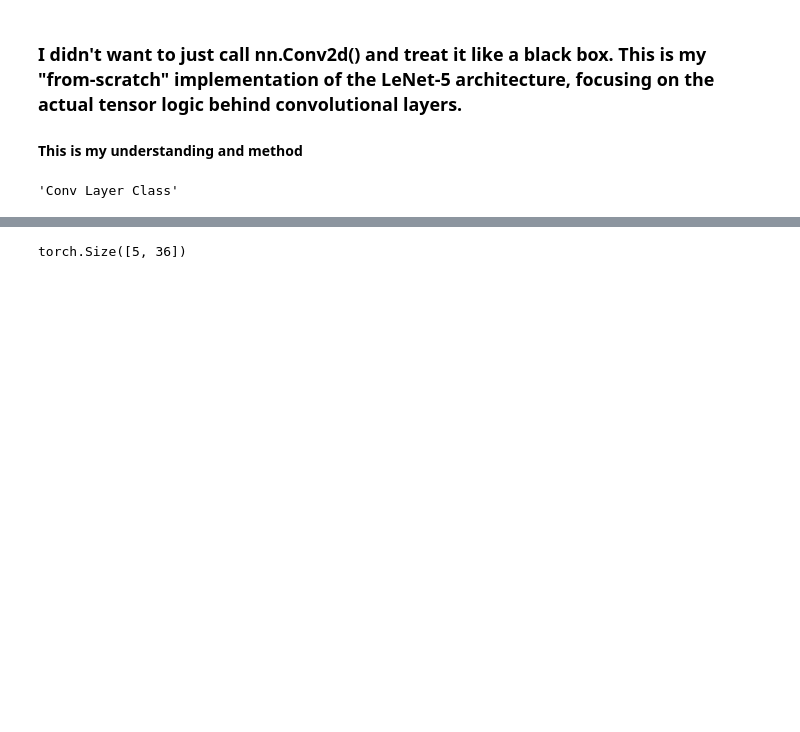
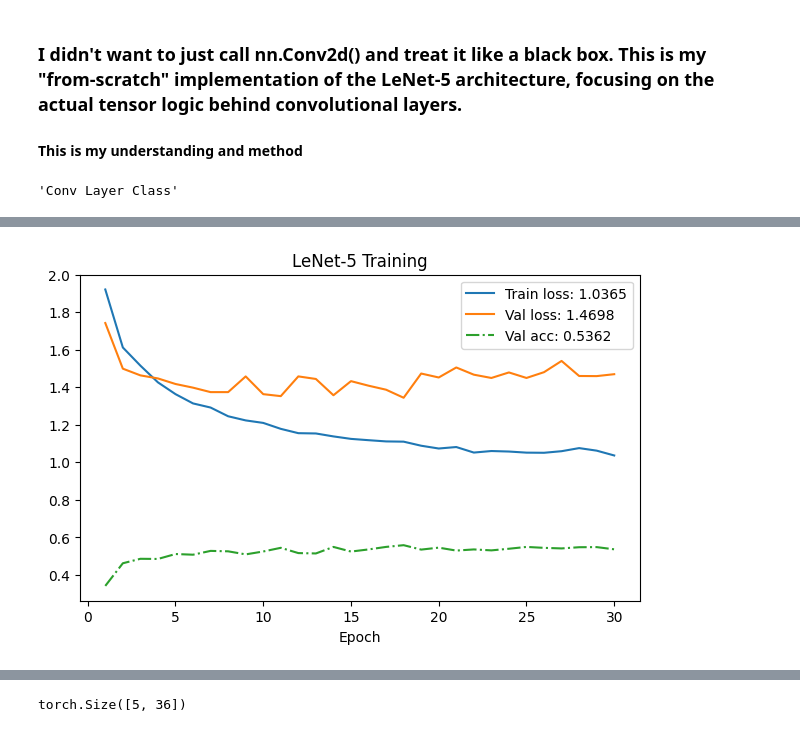
Before and after one commit to M4rselo/lenet5-from-scratch-analysis, a Jupyter notebook: cnn_scratch.ipynb, the cells around one changed output, grey strips where cells are left out. Cells and saved outputs as stored; diff of their text form; code cells hidden in the pictures; blank space fills up the shorter version.

```diff
--- a/cnn_scratch.ipynb
+++ b/cnn_scratch.ipynb
@@ -190,17 +193,37 @@ class ConvLayer(nn.Module):
 # %%
 class LeNet_5(nn.Module):
-    def __init__(self, lr):
+    def __init__(self, lr, device):
         super().__init__()
         self.lr = lr
+        self.device = device
 
-        self.Conv_1 = ConvLayer(k_size=(5, 5), num_in=3, num_out=6)
-        self.Pool_1 = PoolLayer(k_size=(2, 2), stride=2, p_type='avg')
-        self.Conv_2 = ConvLayer(k_size=(5, 5), num_in=6, num_out=16)
-        self.Pool_2 = PoolLayer(k_size=(2, 2), stride=2, p_type='avg')
+        self.Conv_1 = ConvLayer(k_size=(5, 5), num_in=3, num_out=6, device=self.device)
+        self.Pool_1 = PoolLayer(k_size=(2, 2), stride=2, p_type='avg', device=self.device)
+        self.Conv_2 = ConvLayer(k_size=(5, 5), num_in=6, num_out=16, device=self.device)
+        self.Pool_2 = PoolLayer(k_size=(2, 2), stride=2, p_type='avg', device=self.device)
 
         self.Linear_1 = LinearLayer(num_in=400, num_out=120)
         self.Linear_2 = LinearLayer(num_in=120, num_out=84)
         self.Linear_3 = LinearLayer(num_in=84, num_out=10)
 
     def forward(self, X):
-        X = F.relu(self.Conv_1.forward(X))
+        X = self.Pool_1(F.relu(self.Conv_1(X)))
+        X = self.Pool_2(F.relu(self.Conv_2(X)))
+        X = X.reshape(X.shape[0], -1)
+        X = F.relu(self.Linear_2(F.relu(self.Linear_1(X))))
+        return self.Linear_3(X)
+
+    def ce_loss(self, Y_hat, Y):
+        return F.cross_entropy(Y_hat, Y, reduction='mean')
+
+    def config_optim(self):
+        return torch.optim.SGD(self.parameters(), lr=self.lr)
+
+    def batch_step(self, batch):
+        X, y = batch
+        X, y = X.to(self.device), y.to(self.device)
+
+        Y_hat = self.forward(X)
+        l = self.ce_loss(Y_hat, y)
+        acc = (Y_hat.argmax(dim=1) == y).float().mean()
+        return l, acc.item()
@@ -253,0 +230,3 @@ tensor([[[1.]],
+# %%
+def data_loader(data, is_train, batch_size):
+    return torch.utils.data.DataLoader(data, batch_size=batch_size, shuffle=is_train, num_workers=2)
@@ -253,0 +308,3 @@ tensor([[[1.]],
+# %%
+device = torch.device('cuda' if torch.cuda.is_available() else 'cpu')
+device
@@ -253,0 +313,3 @@ tensor([[[1.]],
+# %%
+model = LeNet_5(lr=0.1, device=device)
+model.to(device)
@@ -253,0 +326,6 @@ tensor([[[1.]],
+# %%
+trainer = Trainer(num_epochs=30, batch_size=128)
+trainer.plotter_init("LeNet-5 Training")
+trainer.fit(model, train_data, val_data)
+# %% [output]
+[figure, added]
```
Also changed, not shown: parts of 24 cells of this notebook.
